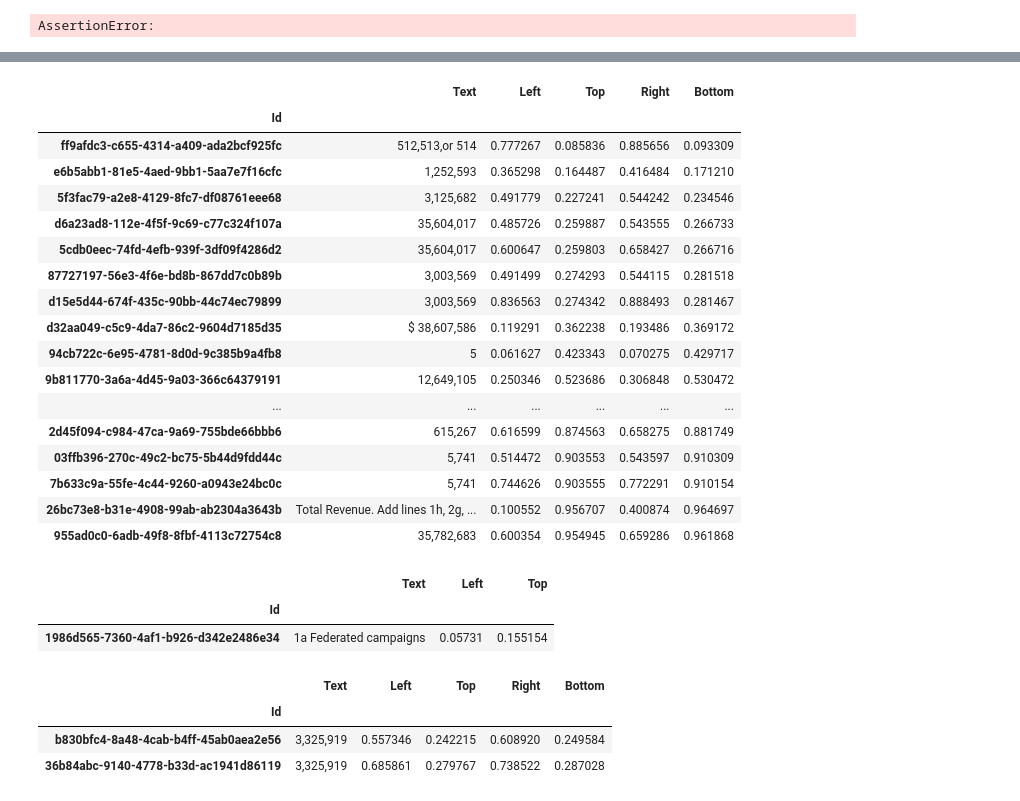
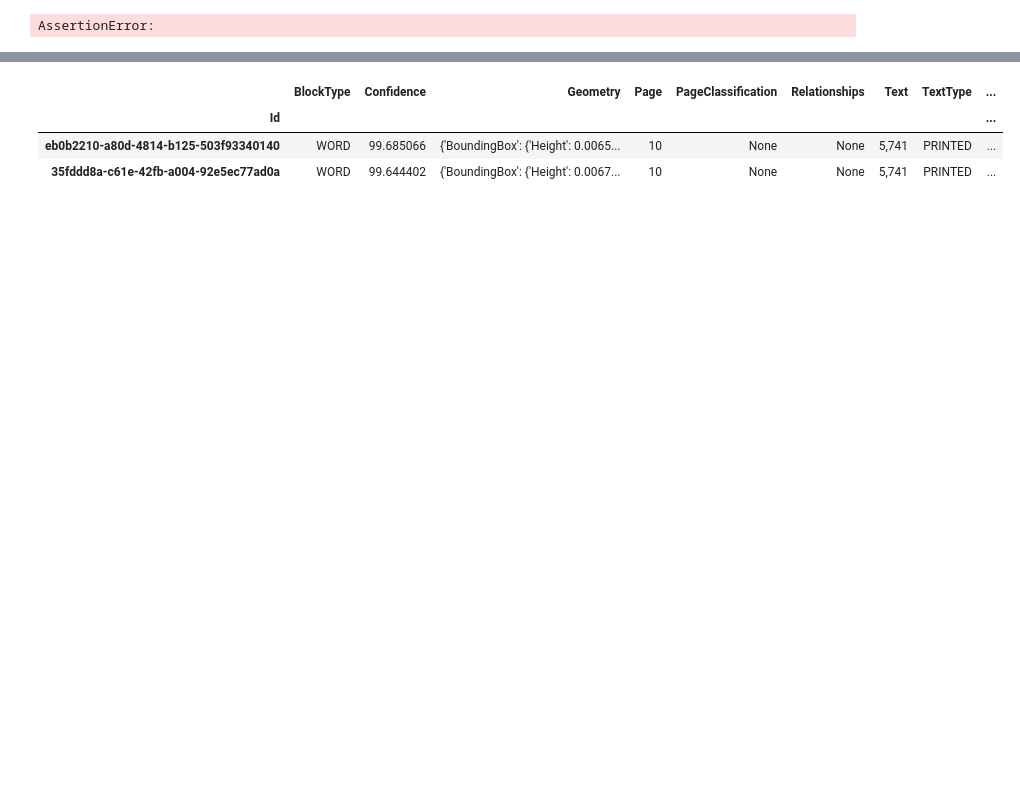
Before and after one commit to ethanscorey/parse_990_textract, a Jupyter notebook: debug_notebook.ipynb, the cells around one changed output, grey strips where cells are left out. Saved outputs shown, nothing was run; the diff lists cells and outputs as text; code cells hidden in the pictures; blank space fills up the shorter version.

```diff
--- a/debug_notebook.ipynb
+++ b/debug_notebook.ipynb
@@ -310,7 +270,7 @@ if VALIDATE_TOP:
 # %% [output]
 AssertionError:
 # %%
-table_test_df = open_df(bucket, "a2061356d7999388cbd49b79872883c92ce6c81a7e7820788f92db496cedd620")
+table_test_df = open_df(bucket, "4f2b05354be9fb6483976694a1ed0494c7c387631c15130bdaaa1a85a1cf4f82")
 # %%
 test_lines = table_test_df.loc[
     table_test_df["BlockType"] == "LINE"
@@ -383,33 +336,13 @@ roadmap.iloc[40:90]
+# %%
+page_9_words = test_words.loc[
+    lambda df: df["Page"] == 10
+]
 # %%
-revenue_page.loc[
-    lambda df: df["Text"].str.contains("5"),
-    ["Text", "Left", "Top", "Right", "Bottom"]
+page_9_words.loc[
+    lambda df: df["Text"].str.contains("741")
 ]
 # %% [output]
-|  | Text | Left | Top | Right | Bottom |
-| Id |  |  |  |  |  |
-| ff9afdc3-c655-4314-a409-ada2bcf925fc | 512,513,or 514 | 0.777267 | 0.085836 | 0.885656 | 0.093309 |
-| e6b5abb1-81e5-4aed-9bb1-5aa7e7f16cfc | 1,252,593 | 0.365298 | 0.164487 | 0.416484 | 0.171210 |
-| 5f3fac79-a2e8-4129-8fc7-df08761eee68 | 3,125,682 | 0.491779 | 0.227241 | 0.544242 | 0.234546 |
-| d6a23ad8-112e-4f5f-9c69-c77c324f107a | 35,604,017 | 0.485726 | 0.259887 | 0.543555 | 0.266733 |
-| 5cdb0eec-74fd-4efb-939f-3df09f4286d2 | 35,604,017 | 0.600647 | 0.259803 | 0.658427 | 0.266716 |
-| 87727197-56e3-4f6e-bd8b-867dd7c0b89b | 3,003,569 | 0.491499 | 0.274293 | 0.544115 | 0.281518 |
-| d15e5d44-674f-435c-90bb-44c74ec79899 | 3,003,569 | 0.836563 | 0.274342 | 0.888493 | 0.281467 |
-| d32aa049-c5c9-4da7-86c2-9604d7185d35 | $ 38,607,586 | 0.119291 | 0.362238 | 0.193486 | 0.369172 |
-| 94cb722c-6e95-4781-8d0d-9c385b9a4fb8 | 5 | 0.061627 | 0.423343 | 0.070275 | 0.429717 |
-| 9b811770-3a6a-4d45-9a03-366c64379191 | 12,649,105 | 0.250346 | 0.523686 | 0.306848 | 0.530472 |
-| ... | ... | ... | ... | ... | ... |
-| 2d45f094-c984-47ca-9a69-755bde66bbb6 | 615,267 | 0.616599 | 0.874563 | 0.658275 | 0.881749 |
-| 03ffb396-270c-49c2-bc75-5b44d9fdd44c | 5,741 | 0.514472 | 0.903553 | 0.543597 | 0.910309 |
-| 7b633c9a-55fe-4c44-9260-a0943e24bc0c | 5,741 | 0.744626 | 0.903555 | 0.772291 | 0.910154 |
-| 26bc73e8-b31e-4908-99ab-ab2304a3643b | Total Revenue. Add lines 1h, 2g, ... | 0.100552 | 0.956707 | 0.400874 | 0.964697 |
-| 955ad0c0-6adb-49f8-8fbf-4113c72754c8 | 35,782,683 | 0.600354 | 0.954945 | 0.659286 | 0.961868 |
+|  | BlockType | Confidence | Geometry | Page | PageClassification | Relationships | Text | TextType | ... |
+| Id |  |  |  |  |  |  |  |  | ... |
+| eb0b2210-a80d-4814-b125-503f93340140 | WORD | 99.685066 | {'BoundingBox': {'Height': 0.0065... | 10 | None | None | 5,741 | PRINTED | ... |
+| 35fddd8a-c61e-42fb-a004-92e5ec77ad0a | WORD | 99.644402 | {'BoundingBox': {'Height': 0.0067... | 10 | None | None | 5,741 | PRINTED | ... |
-# %%
-revenue_page.loc[
-    lambda df: df["Text"].str.contains("Federated"),
-    ["Text", "Left", "Top"]
-]
-# %% [output]
-|  | Text | Left | Top |
-| Id |  |  |  |
-| 1986d565-7360-4af1-b926-d342e2486e34 | 1a Federated campaigns | 0.05731 | 0.155154 |
@@ -420,10 +348,0 @@ revenue_page_words = test_words.loc[
-# %%
-revenue_page_words.loc[
-    lambda df: df["Text"].str.contains("325"),
-    ["Text", "Left", "Top", "Right", "Bottom"]
-]
-# %% [output]
-|  | Text | Left | Top | Right | Bottom |
-| Id |  |  |  |  |  |
-| b830bfc4-8a48-4cab-b4ff-45ab0aea2e56 | 3,325,919 | 0.557346 | 0.242215 | 0.608920 | 0.249584 |
-| 36b84abc-9140-4778-b33d-ac1941d86119 | 3,325,919 | 0.685861 | 0.279767 | 0.738522 | 0.287028 |
```
Also changed, not shown: parts of 33 cells of this notebook, 9 other files.
